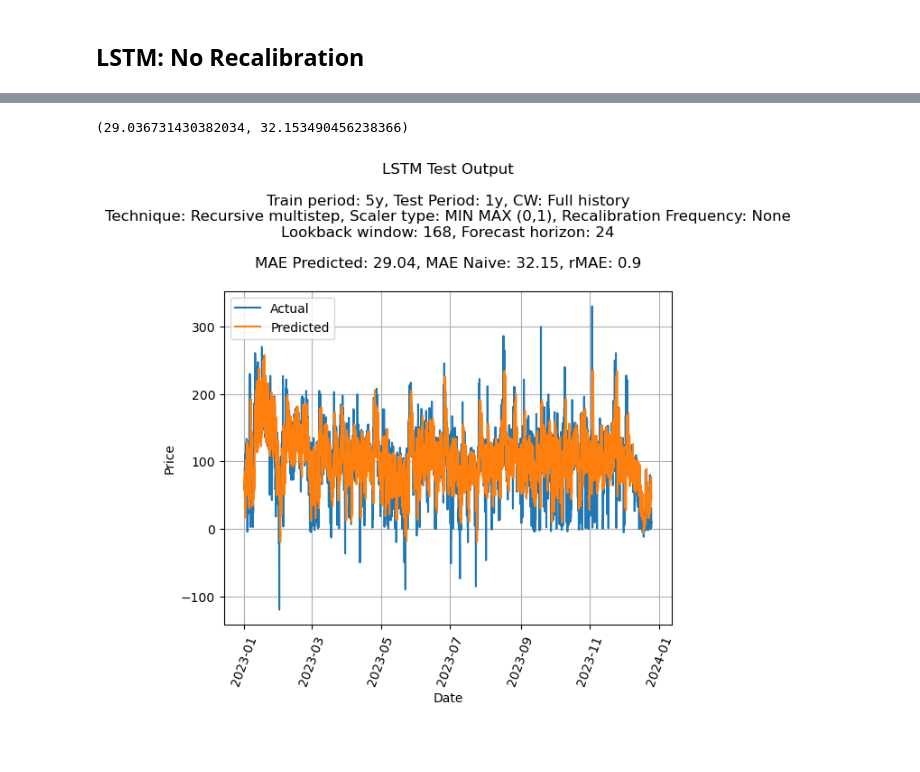
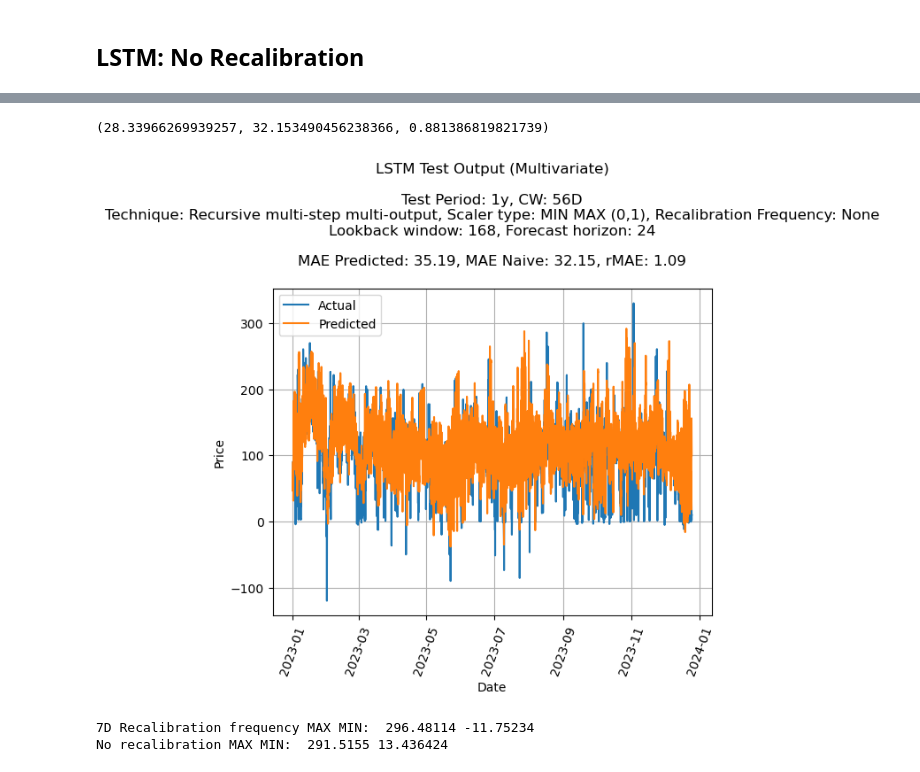
Before and after one commit to Nomercyme/DL-EPF, a Jupyter notebook: TensorFlow_LSTM.ipynb, the cells around one changed output, grey strips where cells are left out. Cells and saved outputs as stored; diff of their text form; code cells hidden in the pictures; blank space fills up the shorter version.

```diff
--- a/TensorFlow_LSTM.ipynb
+++ b/TensorFlow_LSTM.ipynb
@@ -69,6 +112,10 @@ train_data.shape, test_data.shape
 ((43824, 1), (8760, 1))
 # %% [markdown]
 ## Different scalar methods
+# %%
+df["Date"] = pd.to_datetime(df["Date"])
+df.index = df["Date"]
+df.drop("Date", axis=1, inplace=True)
 # %%
 from sklearn.preprocessing import PowerTransformer
 from helper_functions.utils import DataScaler
@@ -126,14 +224,15 @@ X_test = np.array(X_test)
 # %% [markdown]
 ## Model setup parameters
 # %%
+regression_type = "Multivariate" if univariate == False else "Univariate"
 scaler_type = "MIN MAX (0,1)"
-multistep_technique = "Recursive multistep"
+multistep_technique = "Recursive multi-step multi-output"
 test_period = "1y"
-train_period = "5y"
+# train_period = "56D"
 lookback_window = n_lookback
 forecast_horizon = n_forecast
 recalibration = "None"
-calibration_window='Full history'
+calibration_window='56D'
 # %% [markdown]
 # Forecasting
 # %% [markdown]
@@ -295,13 +393,22 @@ plt.show()
 # %% [markdown]
 ## LSTM: No Recalibration
 # %%
+import time
+# Start the timer
+start_time = time.time()
+
 # fit the model
 model = Sequential()
-model.add(LSTM(units=50, return_sequences=True, input_shape=(n_lookback, 1)))
-model.add(LSTM(units=50))
-model.add(Dense(n_forecast))
+model.add(LSTM(units=100, activation='tanh', return_sequences=True, input_shape=(n_lookback, X_train.shape[2])))
+model.add(LSTM(units=100, activation='tanh', return_sequences=False))
+# model.add(Dropout(0.2))
+model.add(Dense(n_forecast, activation='linear'))
 
-model.compile(loss='mean_absolute_error', optimizer='adam', metrics=["mean_squared_error", "mean_absolute_error"])
-history = model.fit(X_train, Y_train, epochs=50, batch_size=32, verbose=5)
+model.compile(loss='mae', optimizer='adam', metrics=["mean_squared_error", "mean_absolute_error"])
+history = model.fit(X_train, Y_train, epochs=50, batch_size=32, verbose=1, validation_split=0.1)
+
+# Calculate the elapsed time
+elapsed_time = time.time() - start_time
+print(f"Model training took {elapsed_time} seconds.")
 # %% [output]
 Epoch 1/50
@@ -346,8 +445,9 @@ dict_keys(['loss', 'mean_squared_error', 'mean_absolute_error'])
 # %%
 # generate predictions
 Y_pred_scaled = model.predict(X_test)
+
 # Inverse scaling
-Y_pred = scaler.inverse_transform(Y_pred_scaled.reshape(-1, 1)).squeeze()[:-24] #reshape to get column vector!
-Y_actual = test_data[n_lookback:].flatten()
+Y_pred = Y_scaler.inverse_transform(Y_pred_scaled.reshape(-1, 1)).squeeze() #reshape to get column vector!
+Y_actual = test_data[n_lookback:][:, -1]
 Y_pred.shape, Y_actual.shape
 # %% [output]
@@ -356,31 +456,37 @@ Y_pred.shape, Y_actual.shape
 # %%
 mae_pred = mean_absolute_error(Y_actual, Y_pred.flatten())
 mae_naive = mean_absolute_error(Y_actual, Y_pred_naive)
-mae_pred, mae_naive
+mae_pred, mae_naive, mae_pred/mae_naive
 # %% [output]
-(29.036731430382034, 32.153490456238366)
+(28.33966269939257, 32.153490456238366, 0.881386819821739)
 # %%
-x_ticks = test_df.index[:-168]
+x_ticks = test_df.index[:-n_lookback]
 
-title = f"""LSTM Test Output\n
-Train period: {train_period}, Test Period: {test_period}, CW: {calibration_window}
+title = f"""LSTM Test Output ({regression_type})\n
+Test Period: {test_period}, CW: {calibration_window}
 Technique: {multistep_technique}, Scaler type: {scaler_type}, Recalibration Frequency: {recalibration}
 Lookback window: {lookback_window}, Forecast horizon: {forecast_horizon}\n
 MAE Predicted: {round(mae_pred,2)}, MAE Naive: {round(mae_naive, 2)}, rMAE: {round(mae_pred/mae_naive, 2)}
 """
 
 plt.plot(x_ticks, Y_actual, label="Actual")
 plt.plot(x_ticks, Y_pred, label="Predicted")
-# plt.plot(x_ticks, Y_pred_naive, label="Persistence", alpha=0.5)
+# plt.plot(x_ticks, Y_pred_naive, label="Persistence", alpha=0.2)
 plt.title(title)
 plt.legend()
 plt.xticks(rotation=70)
 plt.xlabel("Date")
 plt.ylabel("Price")
 plt.grid(True)
 plt.show()
 # %% [output]
-[figure, old version]
+[figure, new version]
+# %%
+print("7D Recalibration frequency MAX MIN: ", np.concatenate(Y_pred_list).max(), np.concatenate(Y_pred_list).min())
+print("No recalibration MAX MIN: ", Y_pred.max(), Y_pred.min())
+# %% [output]
+7D Recalibration frequency MAX MIN:  296.48114 -11.75234
+No recalibration MAX MIN:  291.5155 13.436424
 # %%
 fig, ax = plt.subplots()
 
```
Also changed, not shown: parts of 26 cells of this notebook, 31 other files.
